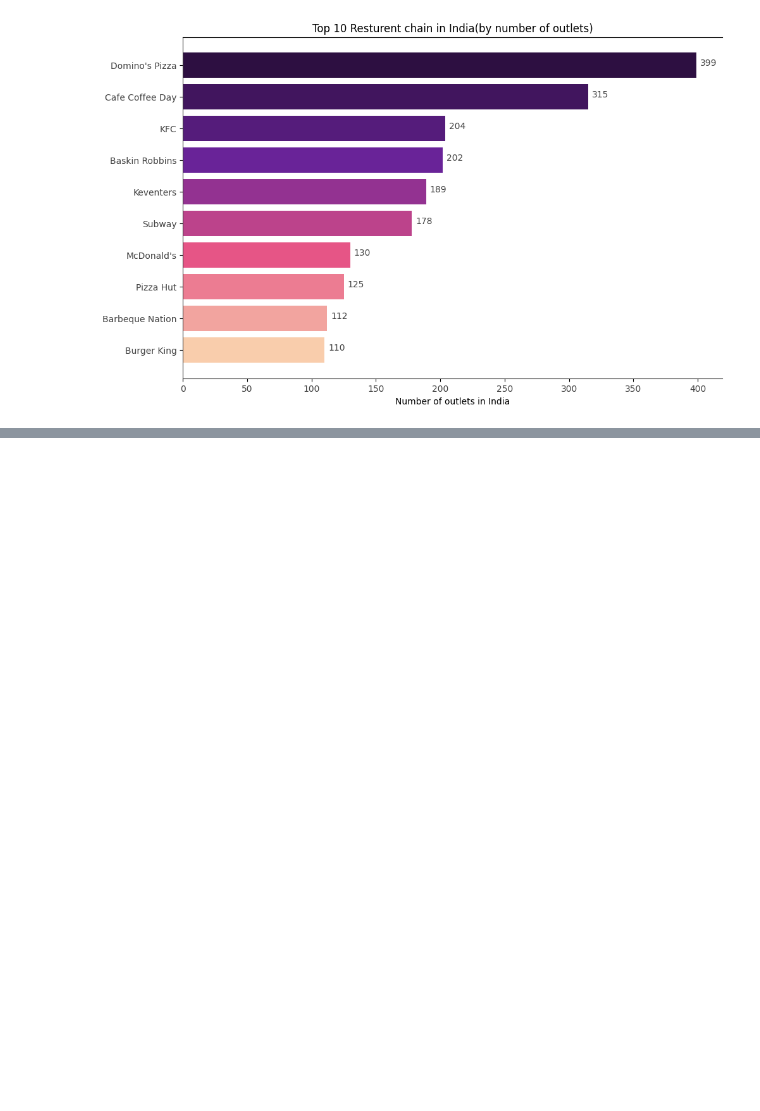
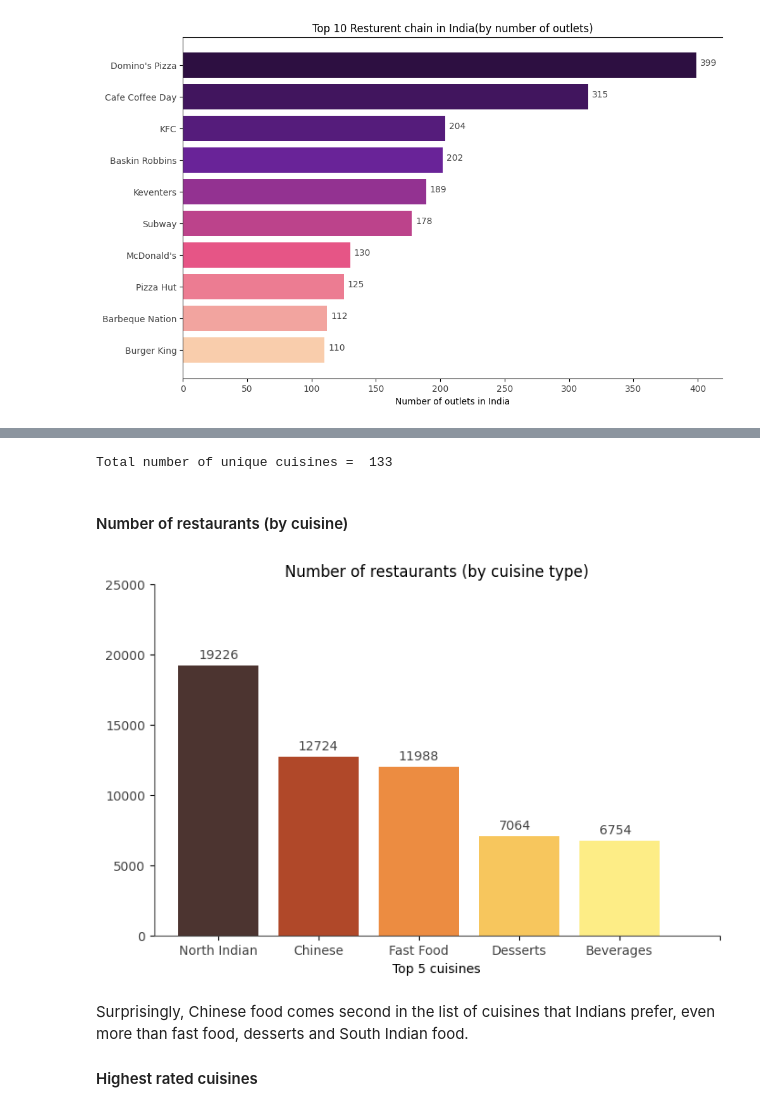
Before and after one commit to Josephvarghes/Zomato_Analysis, a Jupyter notebook: EDA/Zomato_Analysis_EDA.ipynb, the cells around one changed output, grey strips where cells are left out. Drawn from its saved outputs; the diff is of its cells as text; code cells hidden in the pictures; blank space fills up the shorter version.

```diff
--- a/EDA/Zomato_Analysis_EDA.ipynb
+++ b/EDA/Zomato_Analysis_EDA.ipynb
@@ -443,0 +642,39 @@ plt.show()
+# %%
+cuisines = []
+data["cuisines"].apply(lambda x : cuisines.extend(x.split(", ")))
+cuisines = pd.Series(cuisines)
+print("Total number of unique cuisines = ", cuisines.nunique())
+# %% [output]
+Total number of unique cuisines =  133
+# %% [markdown]
+#### Number of restaurants (by cuisine)
+# %%
+c_count = cuisines.value_counts()[:5]
+
+fig = plt.figure(figsize=[8,5], frameon=False)
+ax = fig.gca()
+ax.spines["top"].set_visible(False)
+ax.spines["right"].set_visible(False)
+ax.spines["left"].set_color("#424242")
+ax.spines["bottom"].set_color("#424242")
+
+#colors = ["green","blue","magenta","cyan","gray","yellow","purple","violet","orange","red","maroon"]
+#random.shuffle(colors)
+colors = ['#4c3430', '#b04829', '#ec8c41', '#f7c65d','#fded86']
+plt.bar(c_count.index, c_count.values, color=colors)
+
+plt.xticks(range(0, 6), color="#424242")
+plt.yticks(range(0, 30000, 5000), color="#424242")
+plt.xlabel("Top 5 cuisines")
+
+for i, v in enumerate(c_count):
+    ax.text(i-0.2, v+500, str(v), color='#424242')
+plt.title("Number of restaurants (by cuisine type)")
+
+
+plt.show()
+# %% [output]
+[figure, added]
+# %% [markdown]
+Surprisingly, Chinese food comes second in the list of cuisines that Indians prefer, even more than fast food, desserts and South Indian food.
+#### Highest rated cuisines
```
Also changed, not shown: parts of 31 cells of this notebook.
